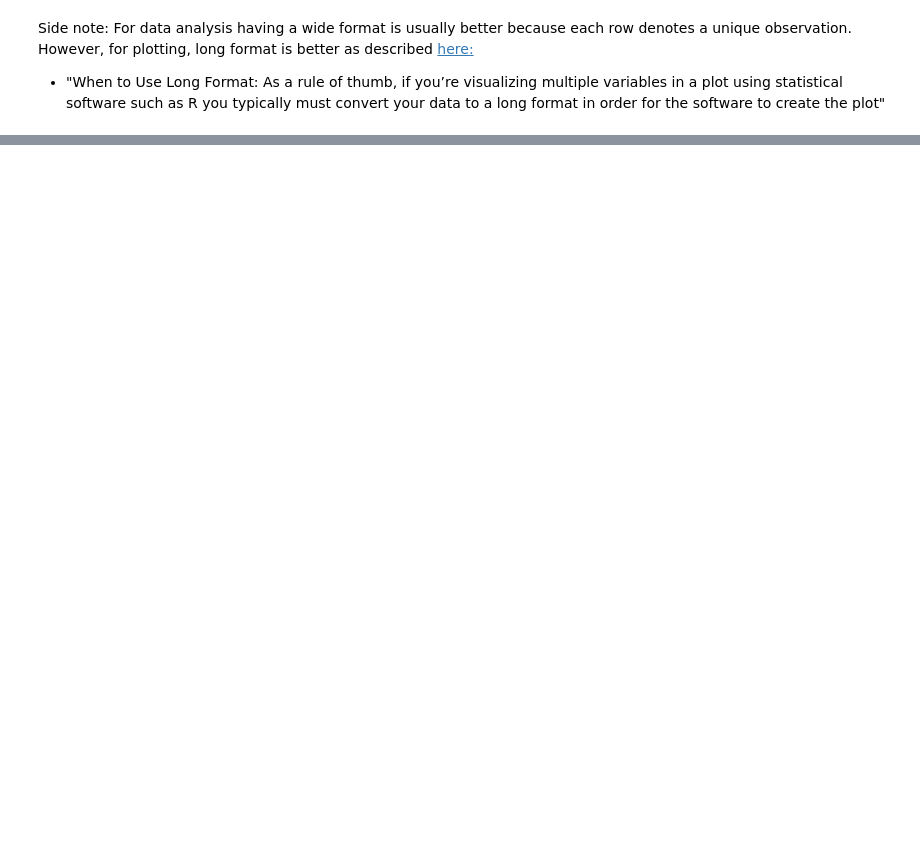
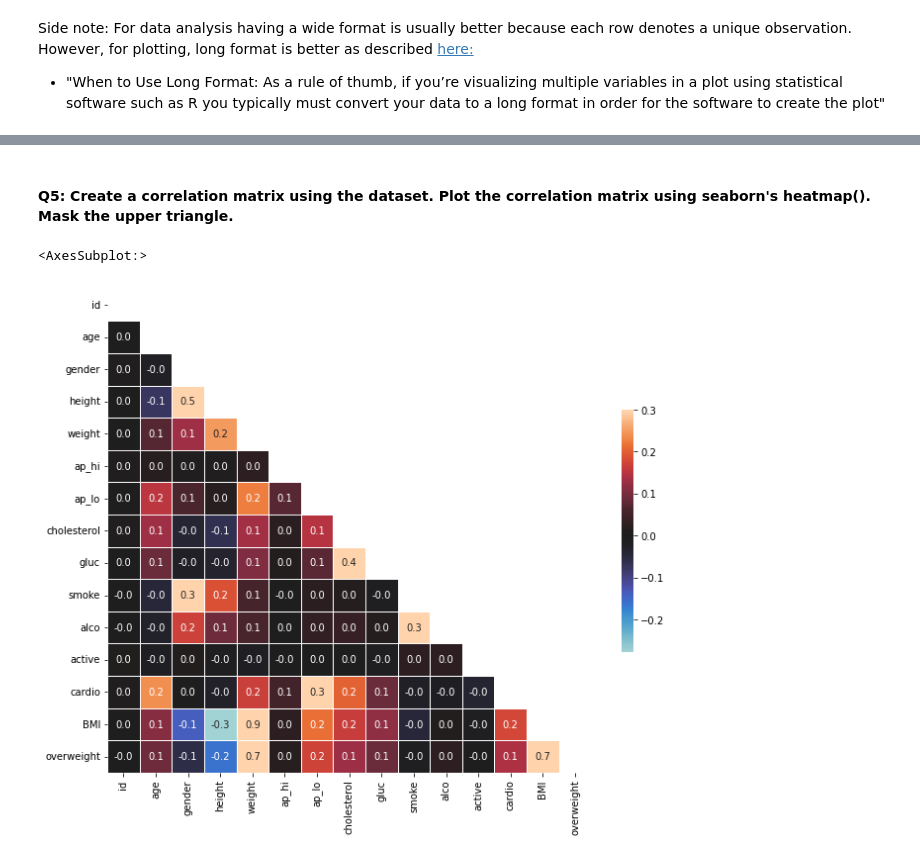
Before and after one commit to Zulaikha1207/Data-Analysis-with-Python-FCC, a Jupyter notebook: Projects/Medical Data Visualizer/medical_data_visualizer.ipynb, the cells around one changed output, grey strips where cells are left out. Saved outputs shown, nothing was run; the diff lists cells and outputs as text; code cells hidden in the pictures; blank space fills up the shorter version.

Commit message:
medical visualizer project

```diff
--- a/Projects/Medical Data Visualizer/medical_data_visualizer.ipynb
+++ b/Projects/Medical Data Visualizer/medical_data_visualizer.ipynb
@@ -129,0 +140,4 @@ sns.catplot(x="health_metrics", kind="count", hue="value",
+# %%
+df = df.loc[(df['height'] >= df['height'].quantile(0.025))]
+df = df.reset_index()
+df = df.drop('index', axis=1)
@@ -129,0 +146,4 @@ sns.catplot(x="health_metrics", kind="count", hue="value",
+# %%
+df = df.loc[(df['height'] <= df['height'].quantile(0.975))]
+df = df.reset_index()
+df = df.drop('index', axis=1)
@@ -129,0 +152,4 @@ sns.catplot(x="health_metrics", kind="count", hue="value",
+# %%
+df = df.loc[(df['weight'] >= df['weight'].quantile(0.025))]
+df = df.reset_index()
+df = df.drop('index', axis=1)
@@ -129,0 +158,4 @@ sns.catplot(x="health_metrics", kind="count", hue="value",
+# %%
+df = df.loc[(df['weight'] <= df['weight'].quantile(0.975))]
+df = df.reset_index()
+df = df.drop('index', axis=1)
@@ -129,0 +178,24 @@ sns.catplot(x="health_metrics", kind="count", hue="value",
+# %% [markdown]
+#### Q5: Create a correlation matrix using the dataset. Plot the correlation matrix using seaborn's heatmap(). Mask the upper triangle.
+# %%
+#drop height in meter column
+df = df.drop('height_in_m', axis=1)
+
+# Compute the correlation matrix
+corr = df.corr()
+
+# Generate a mask for the upper triangle
+mask = np.triu(np.ones_like(corr, dtype=bool))
+
+# Set up the matplotlib figure
+f, ax = plt.subplots(figsize=(11, 9))
+
+# Generate a custom diverging colormap
+#cmap = sns.diverging_palette(230, 20, as_cmap=True)
+
+# Draw the heatmap with the mask and correct aspect ratio
+sns.heatmap(corr, mask=mask,  vmax=.3, center=0, annot=True, fmt='.1f',
+            square=True, linewidths=.5, cbar_kws={"shrink": .5})
+# %% [output]
+<AxesSubplot:>
+[figure, added]
```
Also changed, not shown: parts of 15 cells of this notebook.
